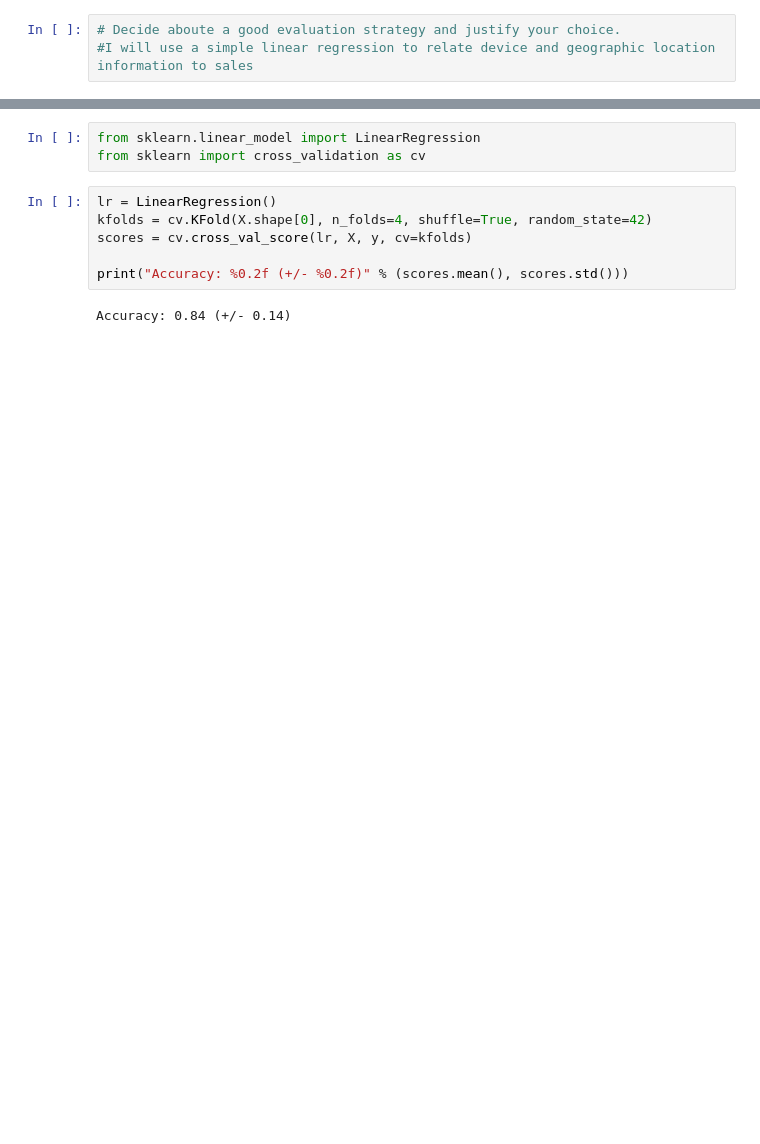
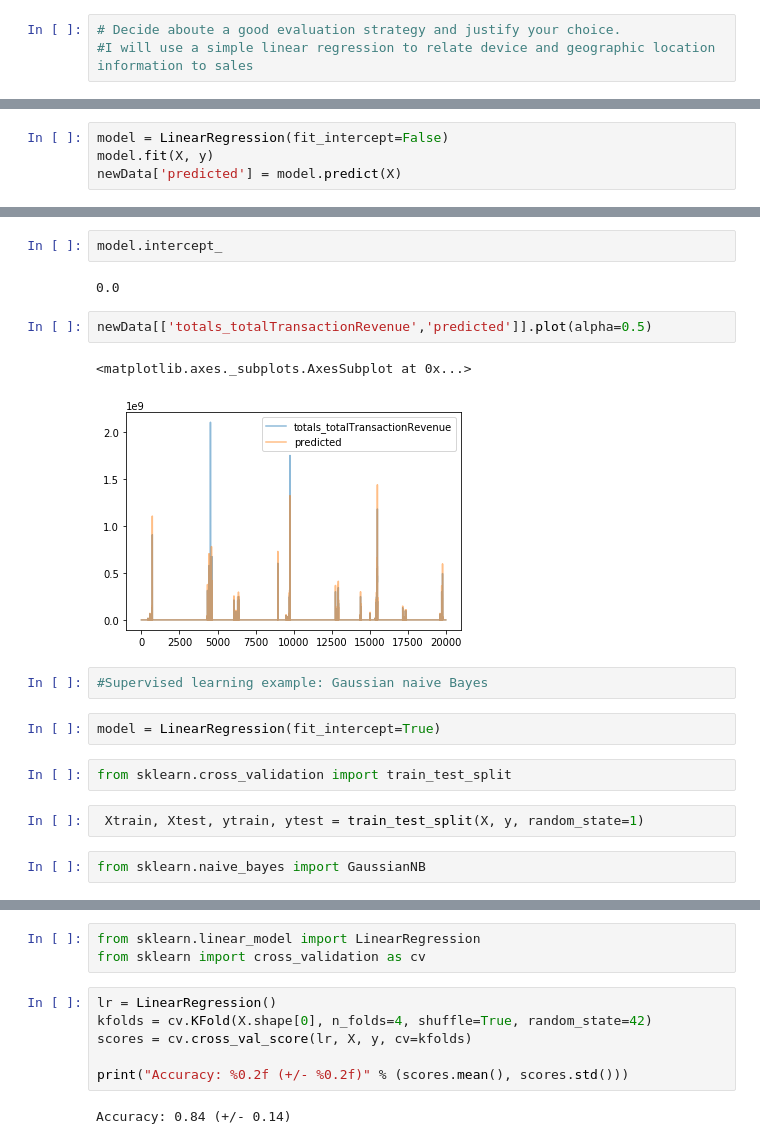
Before and after one commit to mikesturm2001/Python, a Jupyter notebook: GoogleProject/Project.ipynb, the cells around one changed output, grey strips where cells are left out. Cells and saved outputs as stored; diff of their text form; blank space fills up the shorter version.

```diff
--- a/GoogleProject/Project.ipynb
+++ b/GoogleProject/Project.ipynb
@@ -520,0 +513,4 @@ y = newData.totals_totalTransactionRevenue.values
+# %%
+model = LinearRegression(fit_intercept=False)
+model.fit(X, y)
+newData['predicted'] = model.predict(X)
@@ -520,0 +537,19 @@ y = newData.totals_totalTransactionRevenue.values
+# %%
+model.intercept_
+# %% [output]
+0.0
+# %%
+newData[['totals_totalTransactionRevenue','predicted']].plot(alpha=0.5)
+# %% [output]
+<matplotlib.axes._subplots.AxesSubplot at 0x...>
+[figure, added]
+# %%
+#Supervised learning example: Gaussian naive Bayes
+# %%
+model = LinearRegression(fit_intercept=True)
+# %%
+from sklearn.cross_validation import train_test_split
+# %%
+ Xtrain, Xtest, ytrain, ytest = train_test_split(X, y, random_state=1)
+# %%
+from sklearn.naive_bayes import GaussianNB
```
Also changed, not shown: parts of 47 cells of this notebook.
